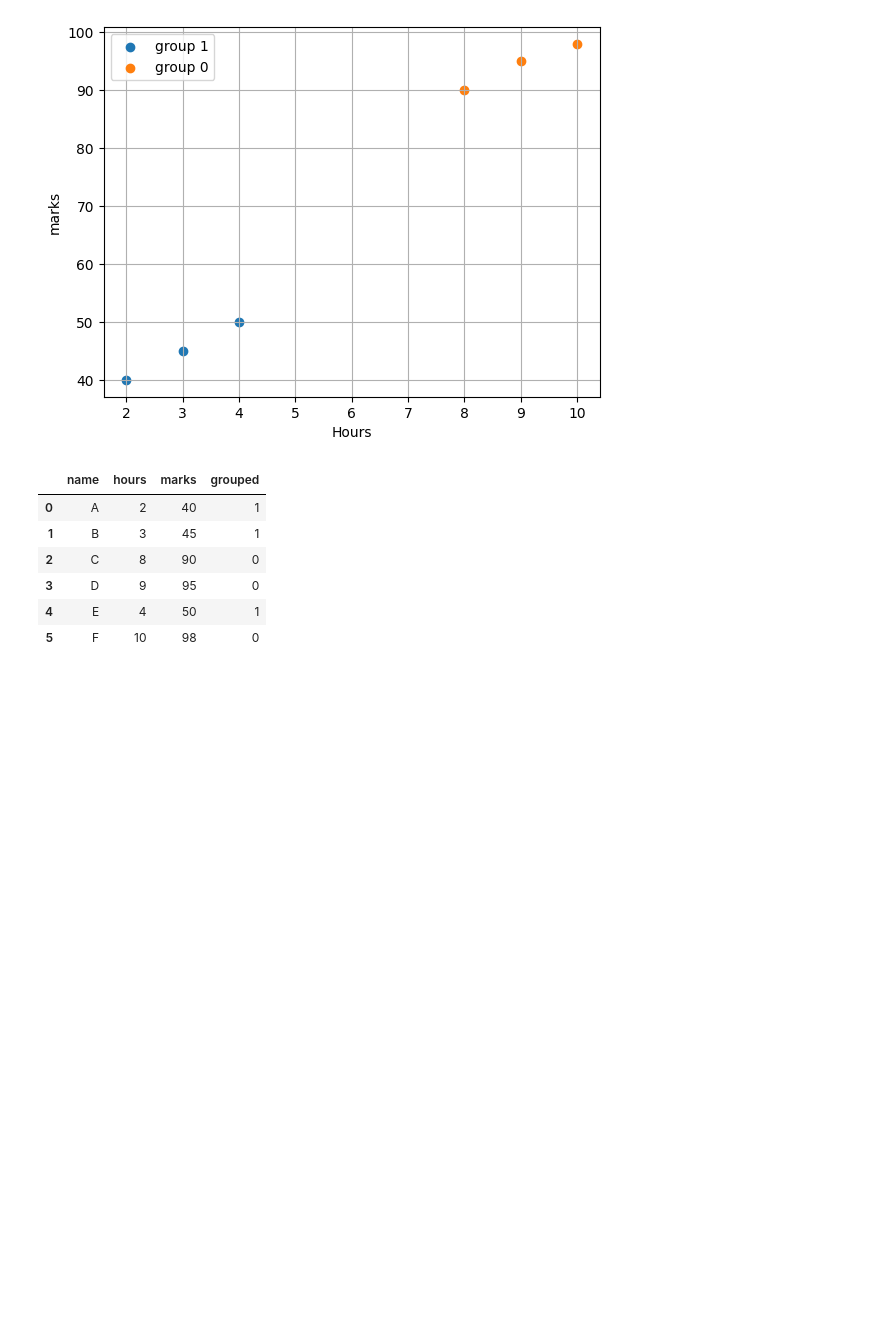
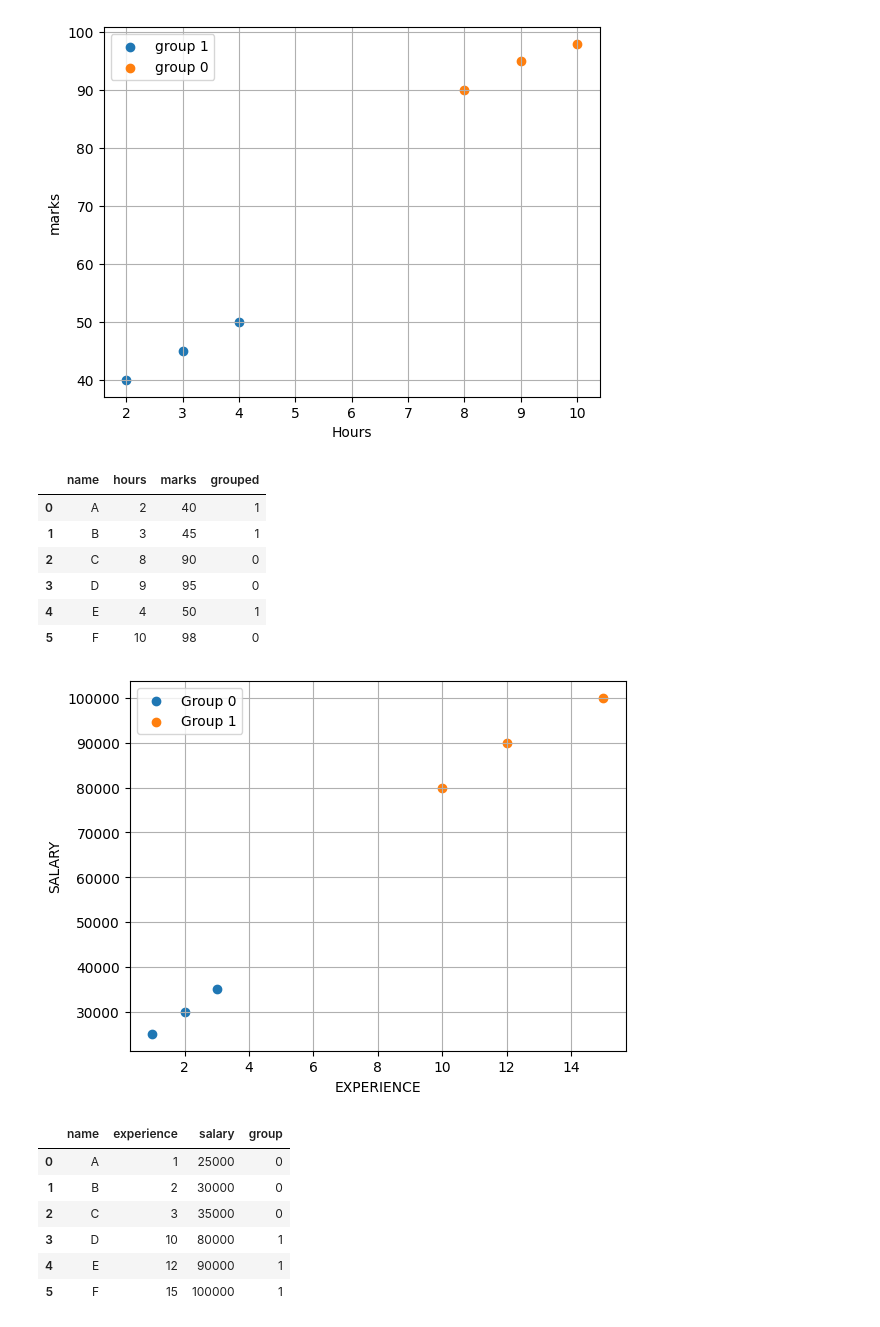
Before and after one commit to ayushpalse01012023-byte/student-performance-app, a Jupyter notebook: k_means.ipynb, the cells around one changed output. Saved outputs shown, nothing was run; the diff lists cells and outputs as text; code cells hidden in the pictures; blank space fills up the shorter version.

```diff
--- a/k_means.ipynb
+++ b/k_means.ipynb
@@ -67,3 +67,38 @@ df
 | 3 | D | 9 | 95 | 0 |
 | 4 | E | 4 | 50 | 1 |
 | 5 | F | 10 | 98 | 0 |
+# %%
+import pandas as pd
+from sklearn.cluster import KMeans
+import matplotlib.pyplot as plt
+
+data = {
+    'name': ['A', 'B', 'C', 'D', 'E', 'F'],
+    'experience': [1, 2, 3, 10, 12, 15],
+    'salary': [25000, 30000, 35000, 80000, 90000, 100000]
+}
+df = pd.DataFrame(data)
+
+X= df[["experience", "salary"]]
+model = KMeans(n_clusters = 2, n_init = 10, random_state=42)
+
+df["group"]= model.fit_predict(X)
+
+for group in df["group"].unique():
+    group_data = df[df["group"] == group]
+    plt.scatter(group_data["experience"], group_data["salary"], label= f"Group {group}")
+plt.xlabel("EXPERIENCE")
+plt.ylabel("SALARY")
+plt.grid(True)
+plt.legend()
+plt.show()
+df
+# %% [output]
+[figure, added]
+|  | name | experience | salary | group |
+| 0 | A | 1 | 25000 | 0 |
+| 1 | B | 2 | 30000 | 0 |
+| 2 | C | 3 | 35000 | 0 |
+| 3 | D | 10 | 80000 | 1 |
+| 4 | E | 12 | 90000 | 1 |
+| 5 | F | 15 | 100000 | 1 |
```
